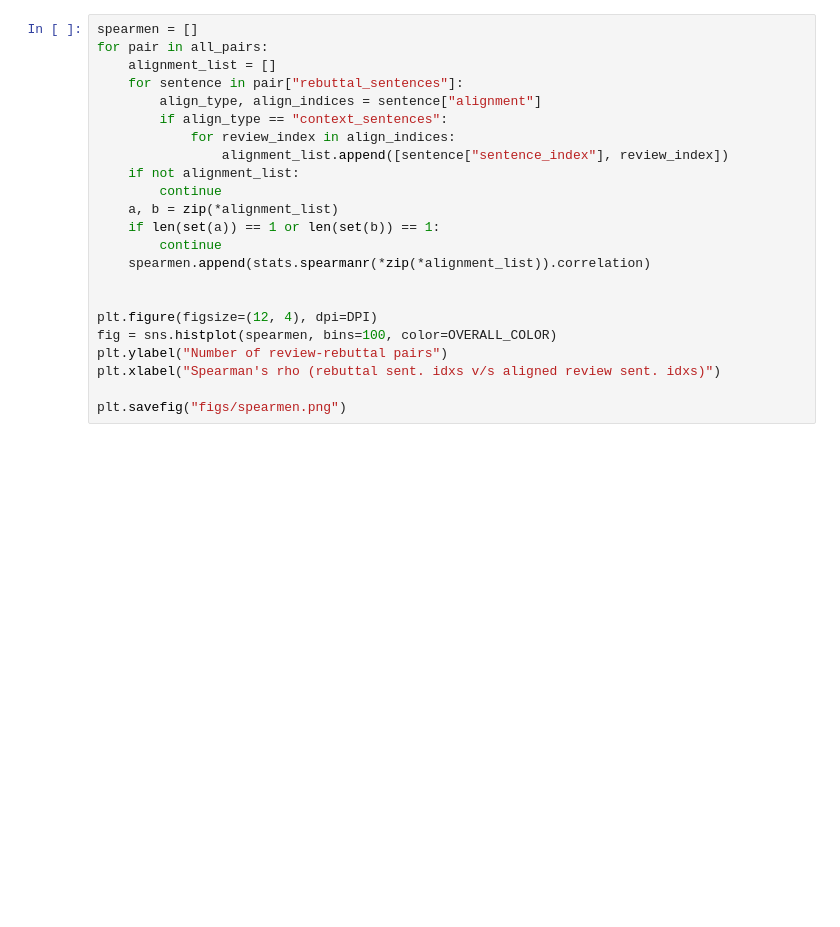
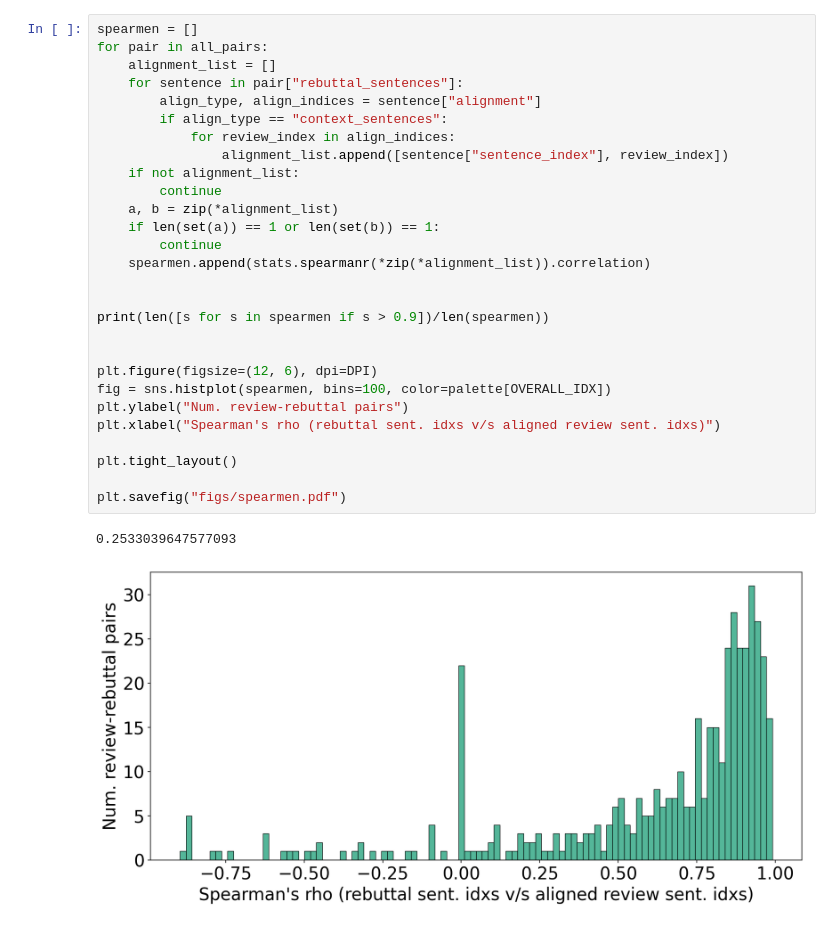
Before and after one commit to nnkennard/peer-review-discourse-dataset, a Jupyter notebook: analysis/Clean plots.ipynb, the cells around one changed output. Saved outputs shown, nothing was run; the diff lists cells and outputs as text; blank space fills up the shorter version.

```diff
--- a/analysis/Clean plots.ipynb
+++ b/analysis/Clean plots.ipynb
@@ -38,26 +39,34 @@ sns.palplot(palette)
 # %%
 spearmen = []
 for pair in all_pairs:
     alignment_list = []
     for sentence in pair["rebuttal_sentences"]:
         align_type, align_indices = sentence["alignment"]
         if align_type == "context_sentences":
             for review_index in align_indices:
                 alignment_list.append([sentence["sentence_index"], review_index])
     if not alignment_list:
         continue
     a, b = zip(*alignment_list)
     if len(set(a)) == 1 or len(set(b)) == 1:
         continue
     spearmen.append(stats.spearmanr(*zip(*alignment_list)).correlation)
 
 
-plt.figure(figsize=(12, 4), dpi=DPI)
-fig = sns.histplot(spearmen, bins=100, color=OVERALL_COLOR)
-plt.ylabel("Number of review-rebuttal pairs")
+print(len([s for s in spearmen if s > 0.9])/len(spearmen))
+
+
+plt.figure(figsize=(12, 6), dpi=DPI)
+fig = sns.histplot(spearmen, bins=100, color=palette[OVERALL_IDX])
+plt.ylabel("Num. review-rebuttal pairs")
 plt.xlabel("Spearman's rho (rebuttal sent. idxs v/s aligned review sent. idxs)")
 
-plt.savefig("figs/spearmen.png")
+plt.tight_layout()
+
+plt.savefig("figs/spearmen.pdf")
+# %% [output]
+0.2533039647577093
+[figure, added]
 # %%
 review_sentence_counter = {}
 
```
Also changed, not shown: parts of 7 cells of this notebook.
